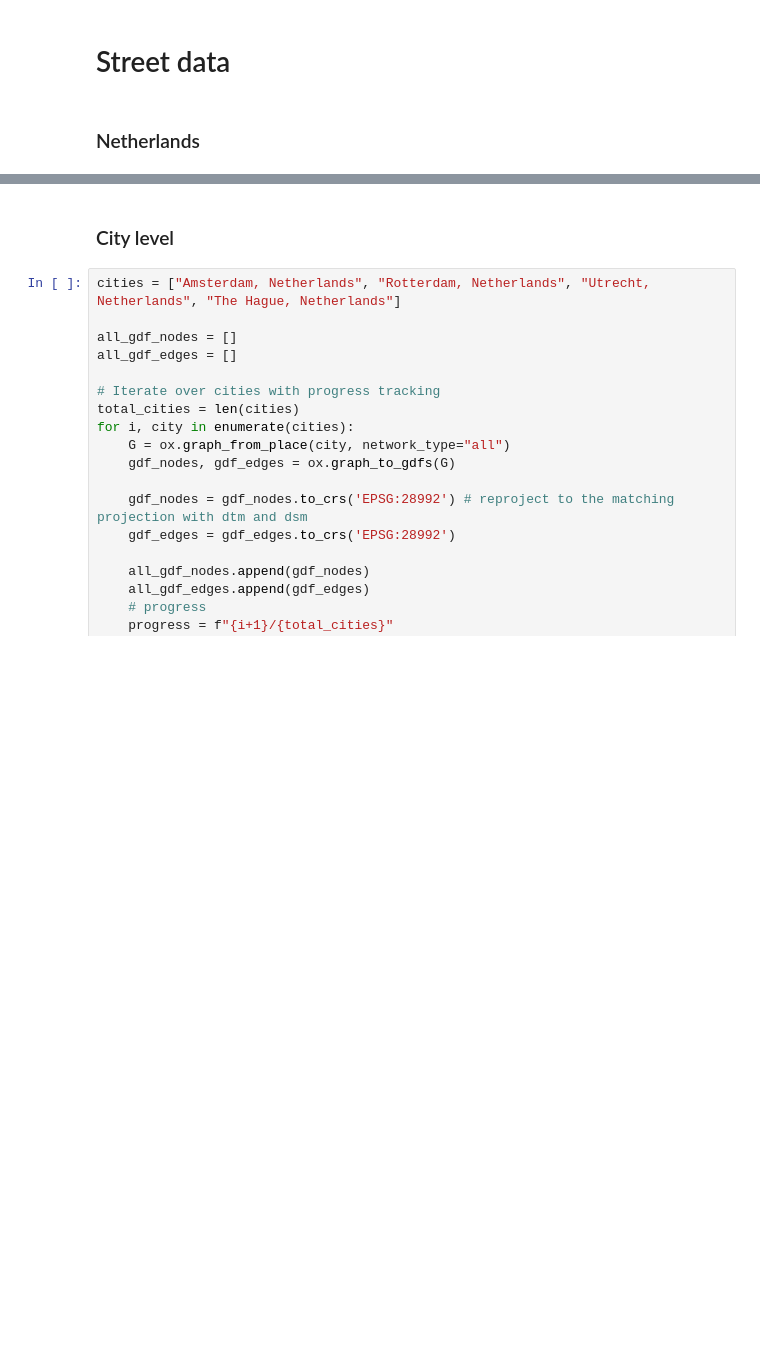
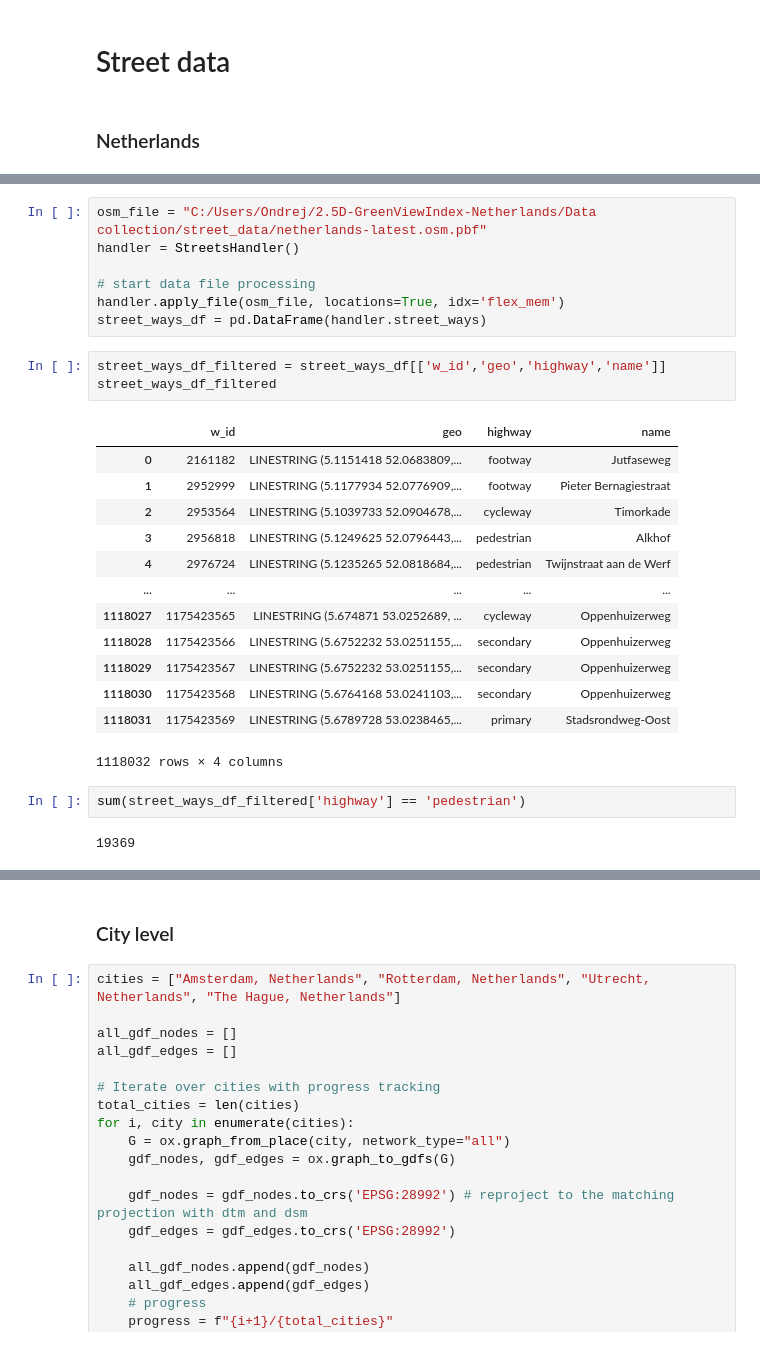
Before and after one commit to Spatial-Data-Science-and-GEO-AI-Lab/2.5D-GreenViewIndex-Netherlands, a Jupyter notebook: Data collection/data_collection.ipynb, the cells around one changed output, grey strips where cells are left out. Cells and saved outputs as stored; diff of their text form; blank space fills up the shorter version.

```diff
--- a/Data collection/data_collection.ipynb
+++ b/Data collection/data_collection.ipynb
@@ -29,0 +112,28 @@ gdf_edges = gdf_edges.to_crs('EPSG:28992')
+# %%
+osm_file = "C:/Users/Ondrej/2.5D-GreenViewIndex-Netherlands/Data collection/street_data/netherlands-latest.osm.pbf"
+handler = StreetsHandler()
+
+# start data file processing
+handler.apply_file(osm_file, locations=True, idx='flex_mem')
+street_ways_df = pd.DataFrame(handler.street_ways)
+# %%
+street_ways_df_filtered = street_ways_df[['w_id','geo','highway','name']]
+street_ways_df_filtered
+# %% [output]
+|  | w_id | geo | highway | name |
+| 0 | 2161182 | LINESTRING (5.1151418 52.0683809,... | footway | Jutfaseweg |
+| 1 | 2952999 | LINESTRING (5.1177934 52.0776909,... | footway | Pieter Bernagiestraat |
+| 2 | 2953564 | LINESTRING (5.1039733 52.0904678,... | cycleway | Timorkade |
+| 3 | 2956818 | LINESTRING (5.1249625 52.0796443,... | pedestrian | Alkhof |
+| 4 | 2976724 | LINESTRING (5.1235265 52.0818684,... | pedestrian | Twijnstraat aan de Werf |
+| ... | ... | ... | ... | ... |
+| 1118027 | 1175423565 | LINESTRING (5.674871 53.0252689, ... | cycleway | Oppenhuizerweg |
+| 1118028 | 1175423566 | LINESTRING (5.6752232 53.0251155,... | secondary | Oppenhuizerweg |
+| 1118029 | 1175423567 | LINESTRING (5.6752232 53.0251155,... | secondary | Oppenhuizerweg |
+| 1118030 | 1175423568 | LINESTRING (5.6764168 53.0241103,... | secondary | Oppenhuizerweg |
+| 1118031 | 1175423569 | LINESTRING (5.6789728 53.0238465,... | primary | Stadsrondweg-Oost |
+1118032 rows × 4 columns
+# %%
+sum(street_ways_df_filtered['highway'] == 'pedestrian')
+# %% [output]
+19369
```
Also changed, not shown: parts of 11 cells of this notebook.
